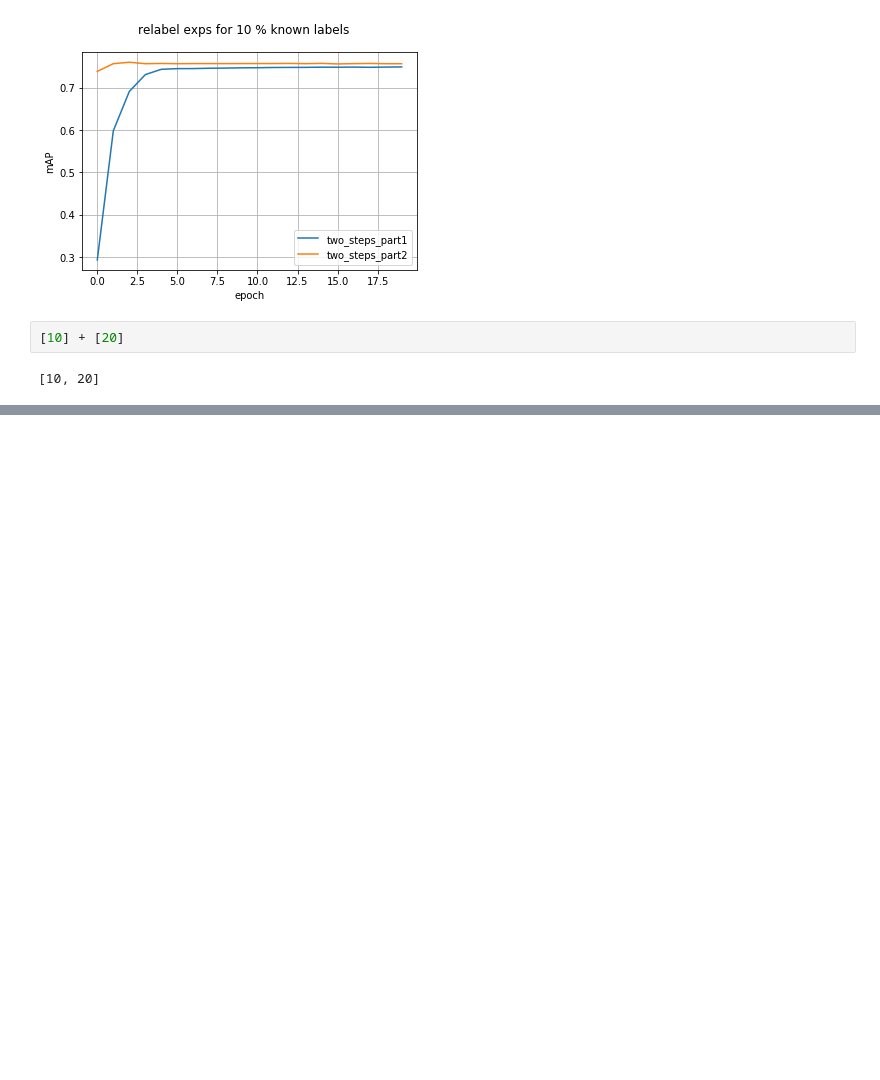
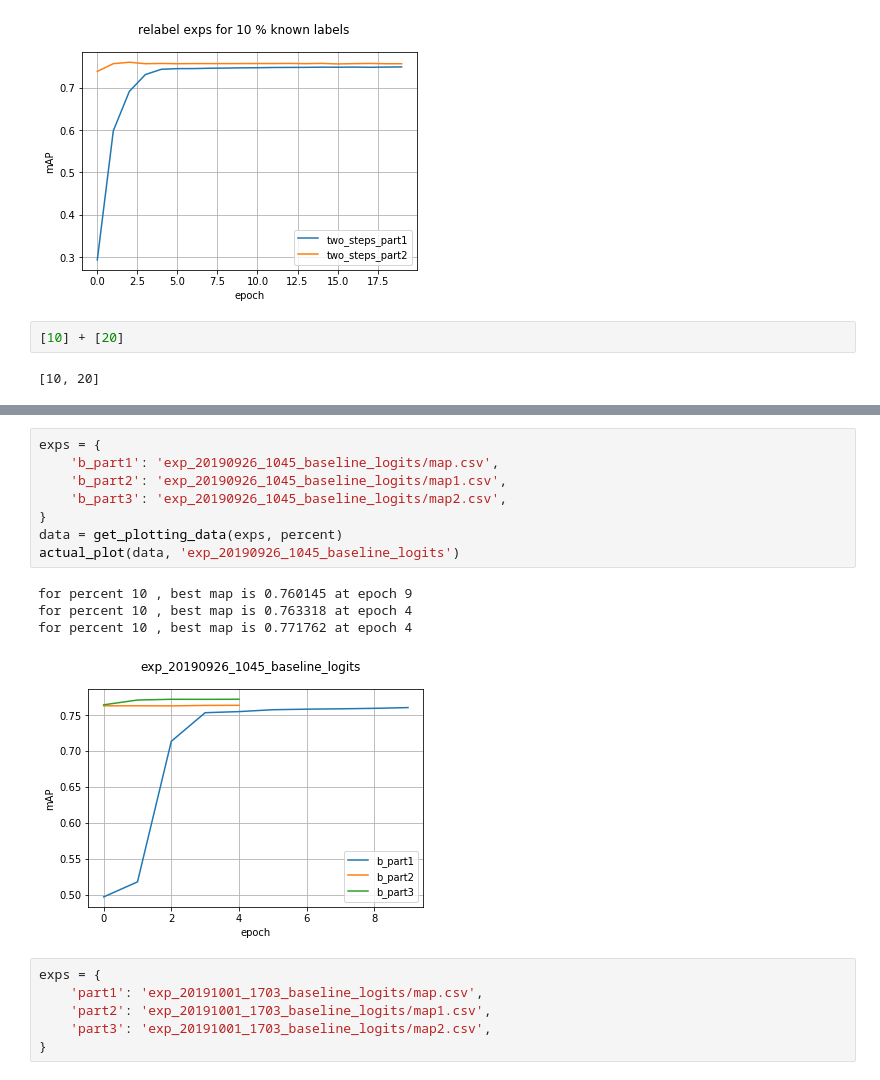
Before and after one commit to lcalem/partial-labels, a Jupyter notebook: experiments/notebooks/eval.ipynb, the cells around one changed output, grey strips where cells are left out. Cells and saved outputs as stored; diff of their text form; blank space fills up the shorter version.

```diff
--- a/experiments/notebooks/eval.ipynb
+++ b/experiments/notebooks/eval.ipynb
@@ -773,0 +803,19 @@ for percent 10 , best map is 0.759602 at epoch 2
+# %%
+exps = {
+    'b_part1': 'exp_20190926_1045_baseline_logits/map.csv',
+    'b_part2': 'exp_20190926_1045_baseline_logits/map1.csv',
+    'b_part3': 'exp_20190926_1045_baseline_logits/map2.csv',
+}
+data = get_plotting_data(exps, percent)
+actual_plot(data, 'exp_20190926_1045_baseline_logits')
+# %% [output]
+for percent 10 , best map is 0.760145 at epoch 9
+for percent 10 , best map is 0.763318 at epoch 4
+for percent 10 , best map is 0.771762 at epoch 4
+[figure, added]
+# %%
+exps = {
+    'part1': 'exp_20191001_1703_baseline_logits/map.csv',
+    'part2': 'exp_20191001_1703_baseline_logits/map1.csv',
+    'part3': 'exp_20191001_1703_baseline_logits/map2.csv',
+}
```
Also changed, not shown: parts of 10 cells of this notebook, 12 other files.
